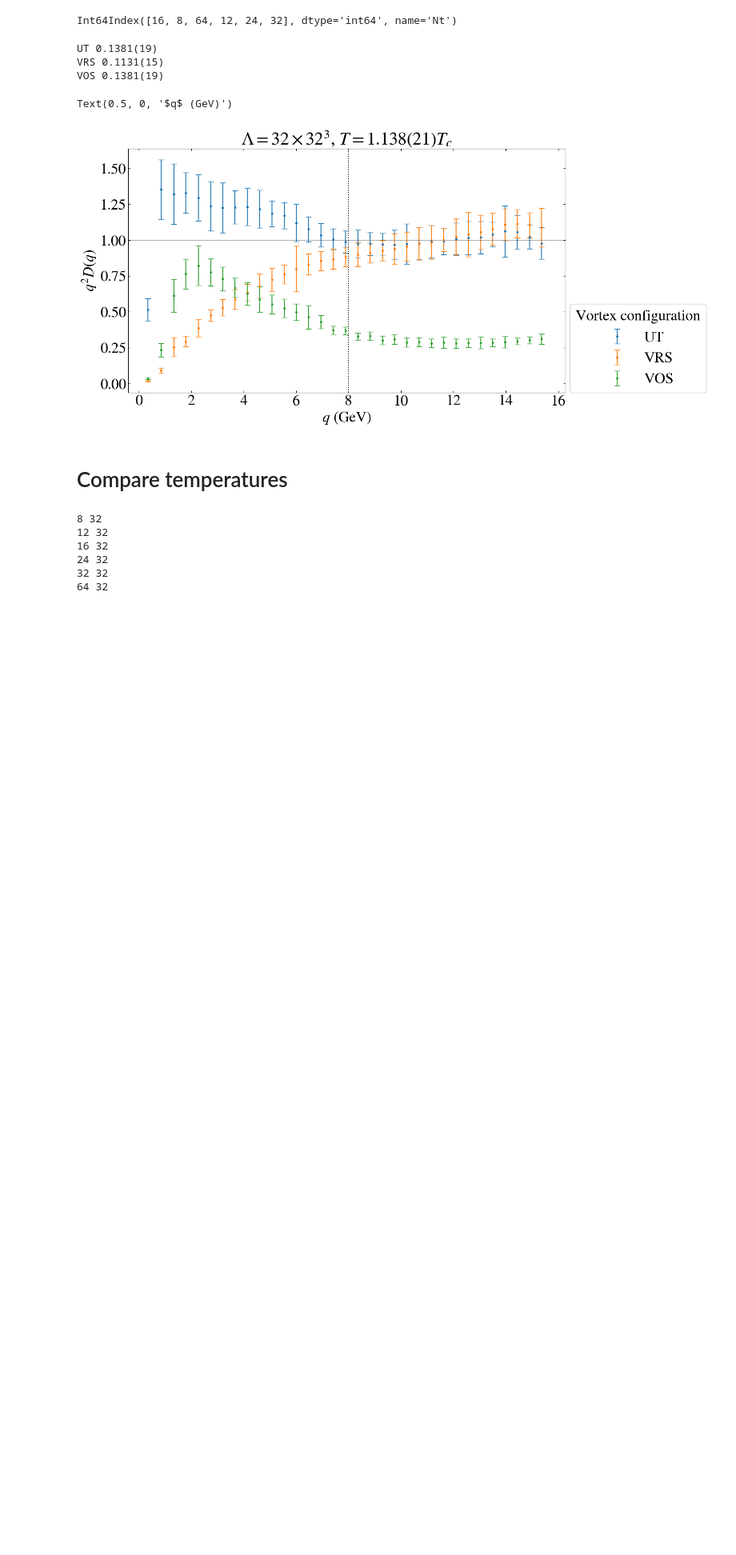
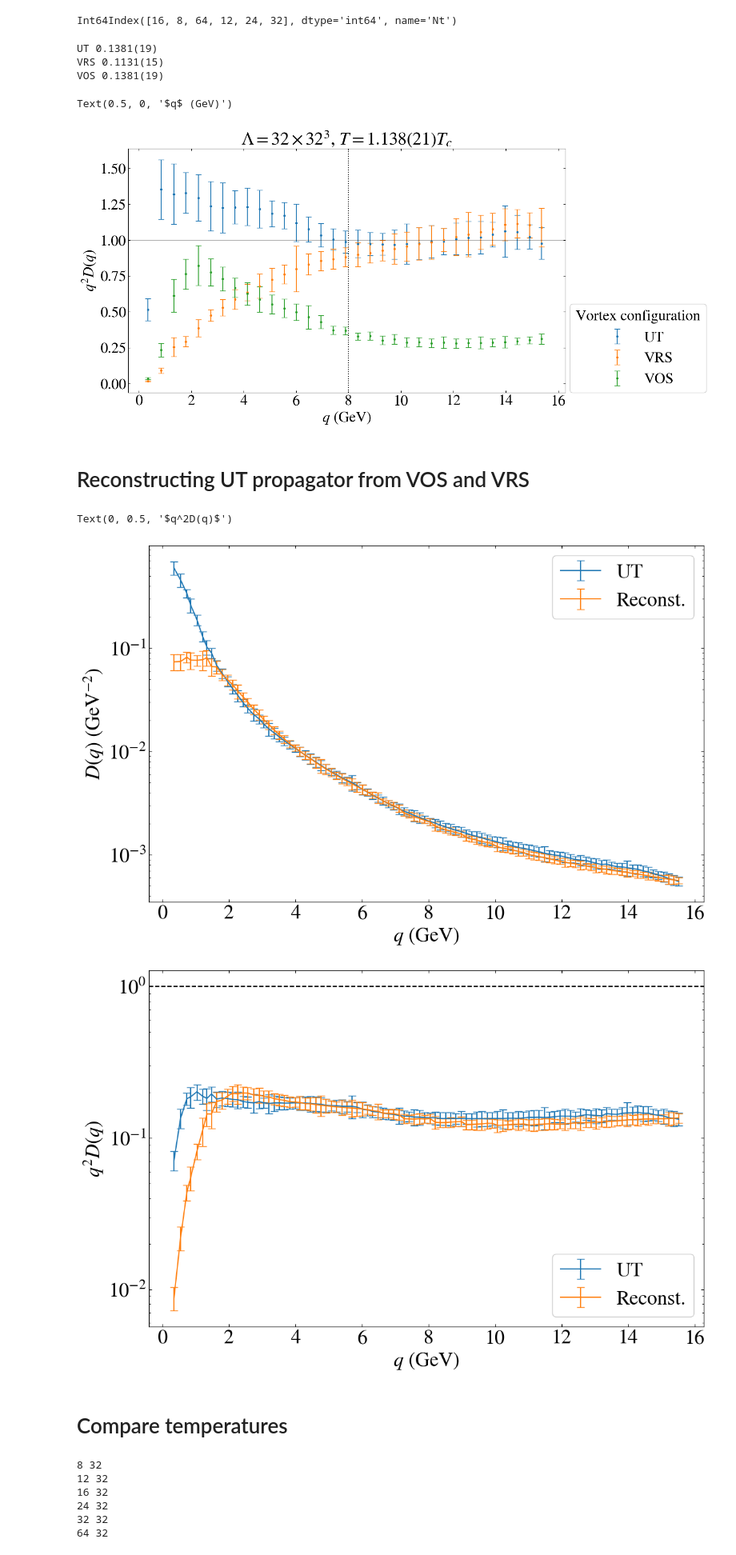
Before and after one commit to jadot-bp/vortex, a Jupyter notebook: decomp-vorticity-landau.ipynb, the cells around one changed output. Shown at 80% size. Saved outputs shown, nothing was run; the diff lists cells and outputs as text; code cells hidden in the pictures; blank space fills up the shorter version.

```diff
--- a/decomp-vorticity-landau.ipynb
+++ b/decomp-vorticity-landau.ipynb
@@ -331,6 +332,71 @@ VRS 0.1131(15)
 VOS 0.1381(19)
 Text(0.5, 0, '$q$ (GeV)')
 [figure]
+# %% [markdown]
+# Reconstructing UT propagator from VOS and VRS
+# %%
+averaged_results = {}
+
+for pos,mode in enumerate(modes):
+
+    q = results[mode]['q'].copy()
+    q = np.asarray([np.linalg.norm(qi * np.asarray([XI.mean,1,1,1])) for qi in q]) * escale.mean
+    D = results[mode]['D'].copy() / escale.mean**2
+
+    q, D = q_average(q, D, D4=None, q_slices=q_slices)
+
+    averaged_results[mode] = {'q':q, 'D':D}
+# %%
+fit_mask = q < 8
+
+q = averaged_results["UT"]['q']
+
+def linear_combfit(q,VOS_Z,VRS_Z):
+    VOS_D = np.asarray([d.mean for d in averaged_results["VOS"]['D'][fit_mask]])
+    VRS_D = np.asarray([d.mean for d in averaged_results["VRS"]['D'][fit_mask]])
+
+    return VOS_Z*VOS_D + VRS_Z*VRS_D
+
+UT_D = averaged_results["UT"]['D'][fit_mask]
+UT_D *= gv.gvar(Z_df["UT"].loc[Nt])  # Renormalize
+
+popt,pcov = so.curve_fit(linear_combfit, q[fit_mask], [d.mean for d in UT_D], sigma=[d.sdev for d in UT_D], absolute_sigma=True)
+fparams = gv.gvar(popt,pcov)
+
+UT_D = averaged_results["UT"]['D']
+UT_D *= gv.gvar(Z_df["UT"].loc[Nt])  # Renormalize
+
+VRS_D = averaged_results["VRS"]['D']
+VOS_D = averaged_results["VOS"]['D']
+
+# Plot propagator
+fig = plt.figure(figsize=(12,8))
+ax = plt.gca()
+
+ax.errorbar(q, [d.mean for d in UT_D],[d.sdev for d in UT_D], label="UT")
+ax.errorbar(q, [d.mean for d in fparams[0]*VOS_D + fparams[1]*VRS_D],[d.sdev for d in fparams[0]*VOS_D + fparams[1]*VRS_D], label="Reconst.")
+
+ax.legend()
+ax.set_yscale('log')
+ax.set_xlabel('$q$ (GeV)')
+ax.set_ylabel("$D(q)$ (GeV$^{-2}$)")
+
+# Plot renormalization function
+fig = plt.figure(figsize=(12,8))
+ax = plt.gca()
+
+ax.errorbar(q, q**2*np.asarray([d.mean for d in UT_D]), q**2*np.asarray([d.sdev for d in UT_D]), label="UT")
+ax.errorbar(q, q**2*np.asarray([d.mean for d in fparams[0]*VOS_D + fparams[1]*VRS_D]),q**2*np.asarray([d.sdev for d in fparams[0]*VOS_D + fparams[1]*VRS_D]), label="Reconst.")
+
+ax.axhline(1,ls='--',c='k')
+ax.legend()
+ax.set_yscale('log')
+ax.set_xlabel('$q$ (GeV)')
+ax.set_ylabel("$q^2D(q)$")
+# %% [output]
+Text(0, 0.5, '$q^2D(q)$')
+[figure, added]
+[figure, added]
 # %% [markdown]
 # Compare temperatures
 # %%
```
Also changed, not shown: parts of 9 cells of this notebook.
